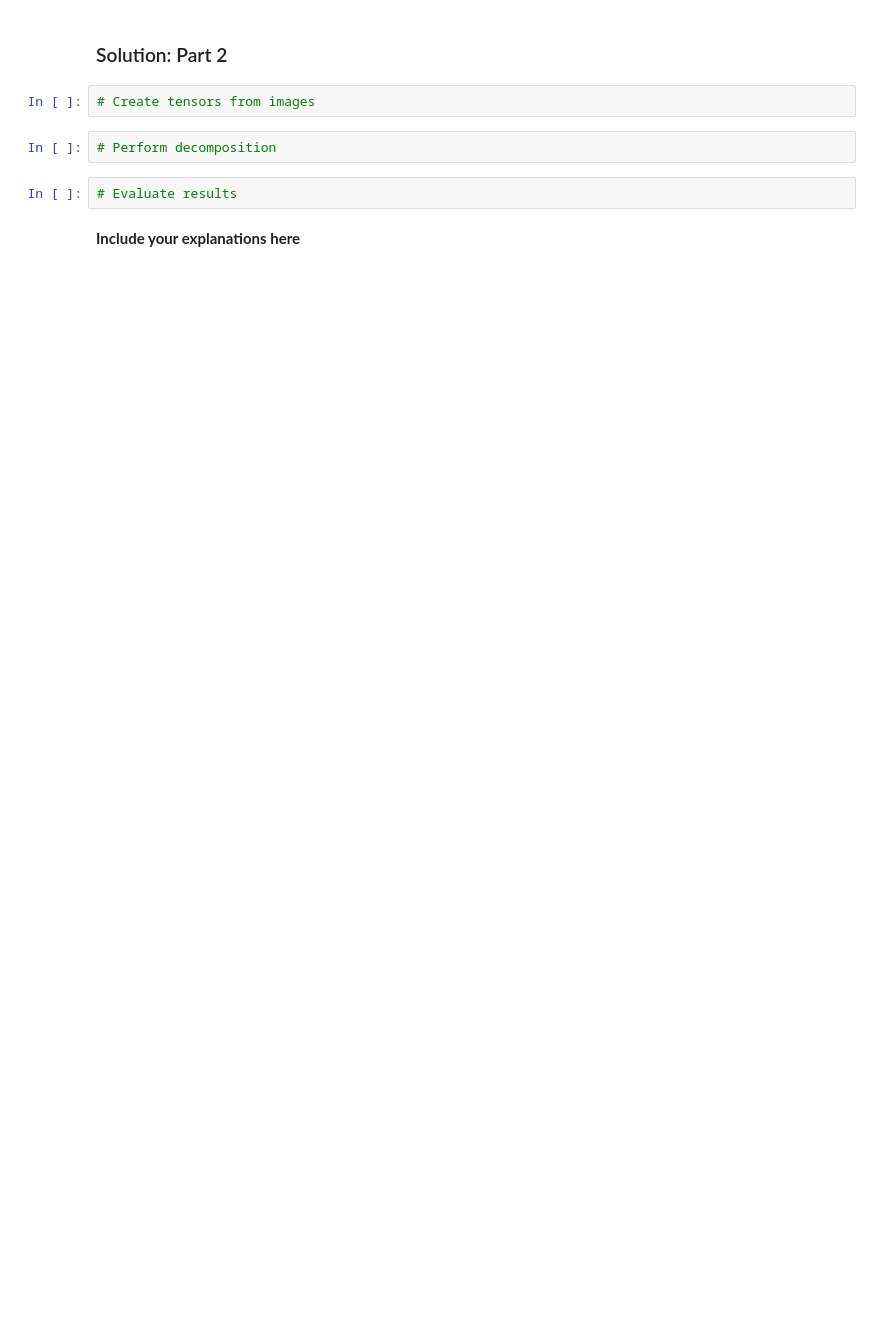
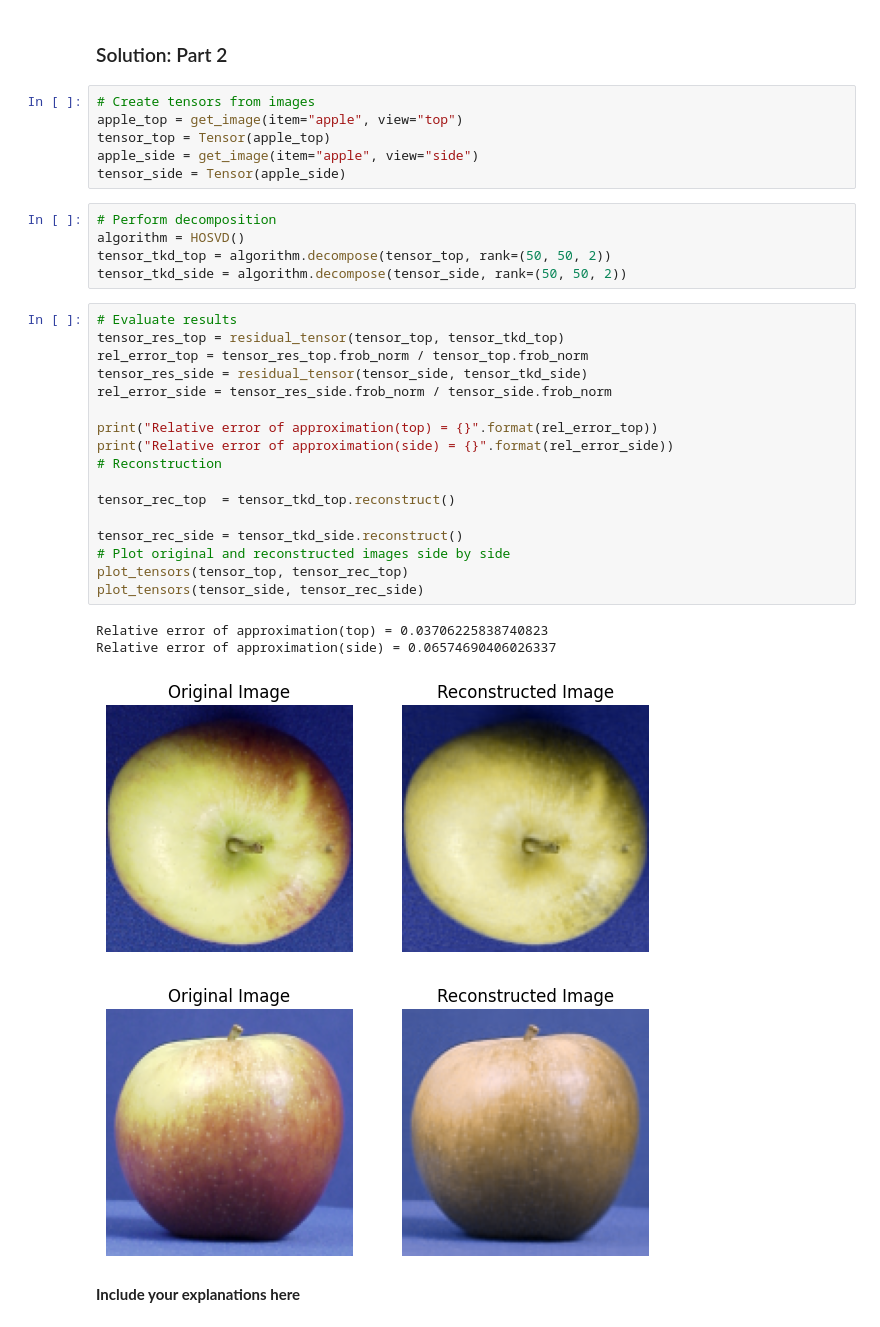
Before and after one commit to 111495zjy/ASP_coursework, a Jupyter notebook: notebooks/3_Tucker_decomposition_and_applications.ipynb, the cells around one changed output. Drawn from its saved outputs; the diff is of its cells as text; blank space fills up the shorter version.

```diff
--- a/notebooks/3_Tucker_decomposition_and_applications.ipynb
+++ b/notebooks/3_Tucker_decomposition_and_applications.ipynb
@@ -271,10 +303,37 @@ For this assignment you are provided with function `get_image()` which requires
 # %% [markdown]
 ### Solution: Part 2
-# %%
-# Create tensors from images
-# %%
-# Perform decomposition
-# %%
-# Evaluate results
+# %%
+# Create tensors from images
+apple_top = get_image(item="apple", view="top")
+tensor_top = Tensor(apple_top)
+apple_side = get_image(item="apple", view="side")
+tensor_side = Tensor(apple_side)
+# %%
+# Perform decomposition
+algorithm = HOSVD()
+tensor_tkd_top = algorithm.decompose(tensor_top, rank=(50, 50, 2))
+tensor_tkd_side = algorithm.decompose(tensor_side, rank=(50, 50, 2))
+# %%
+# Evaluate results
+tensor_res_top = residual_tensor(tensor_top, tensor_tkd_top)
+rel_error_top = tensor_res_top.frob_norm / tensor_top.frob_norm
+tensor_res_side = residual_tensor(tensor_side, tensor_tkd_side)
+rel_error_side = tensor_res_side.frob_norm / tensor_side.frob_norm
+
+print("Relative error of approximation(top) = {}".format(rel_error_top))
+print("Relative error of approximation(side) = {}".format(rel_error_side))
+# Reconstruction
+
+tensor_rec_top  = tensor_tkd_top.reconstruct()
+
+tensor_rec_side = tensor_tkd_side.reconstruct()
+# Plot original and reconstructed images side by side
+plot_tensors(tensor_top, tensor_rec_top)
+plot_tensors(tensor_side, tensor_rec_side)
+# %% [output]
+Relative error of approximation(top) = 0.03706225838740823
+Relative error of approximation(side) = 0.06574690406026337
+[figure, added]
+[figure, added]
 # %% [markdown]
 **Include your explanations here**
```
Also changed, not shown: parts of 12 cells of this notebook.
